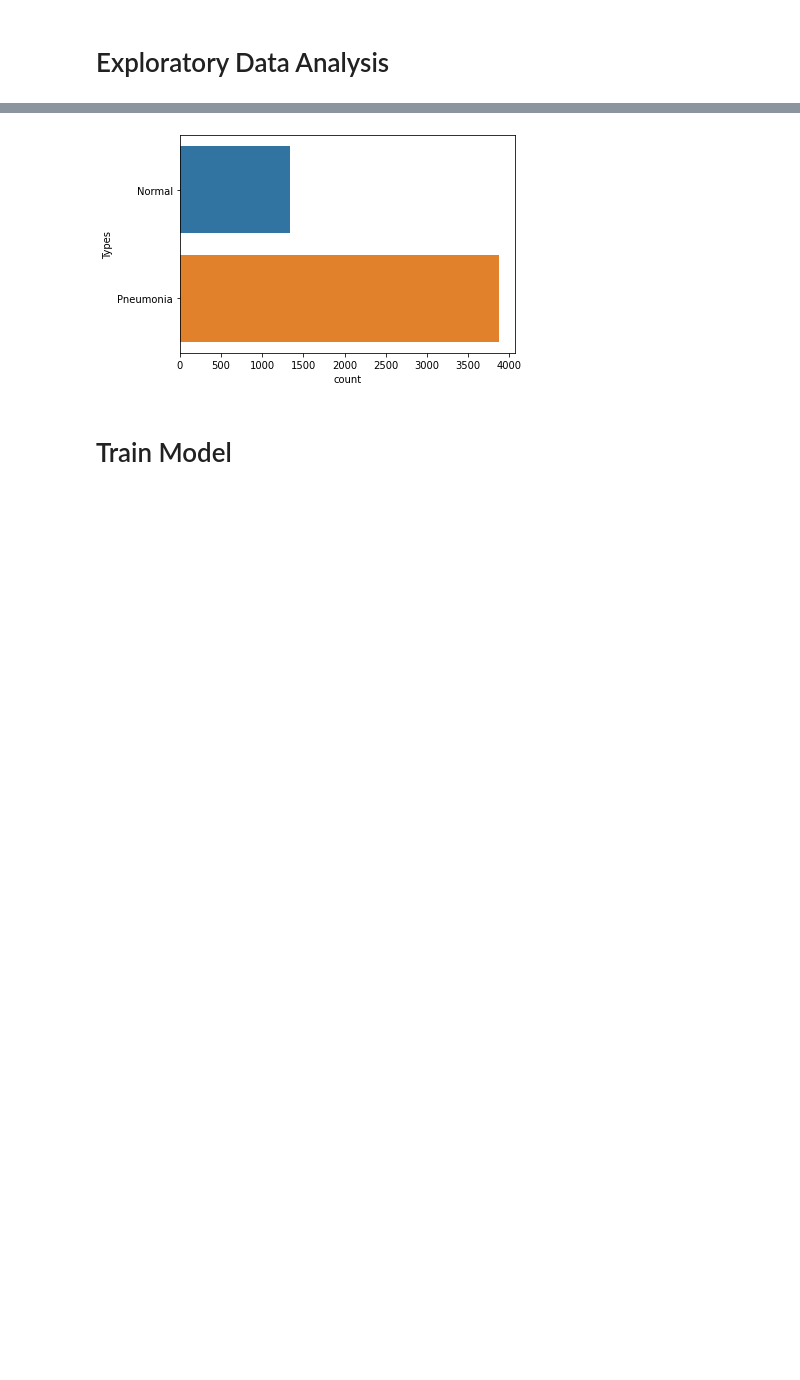
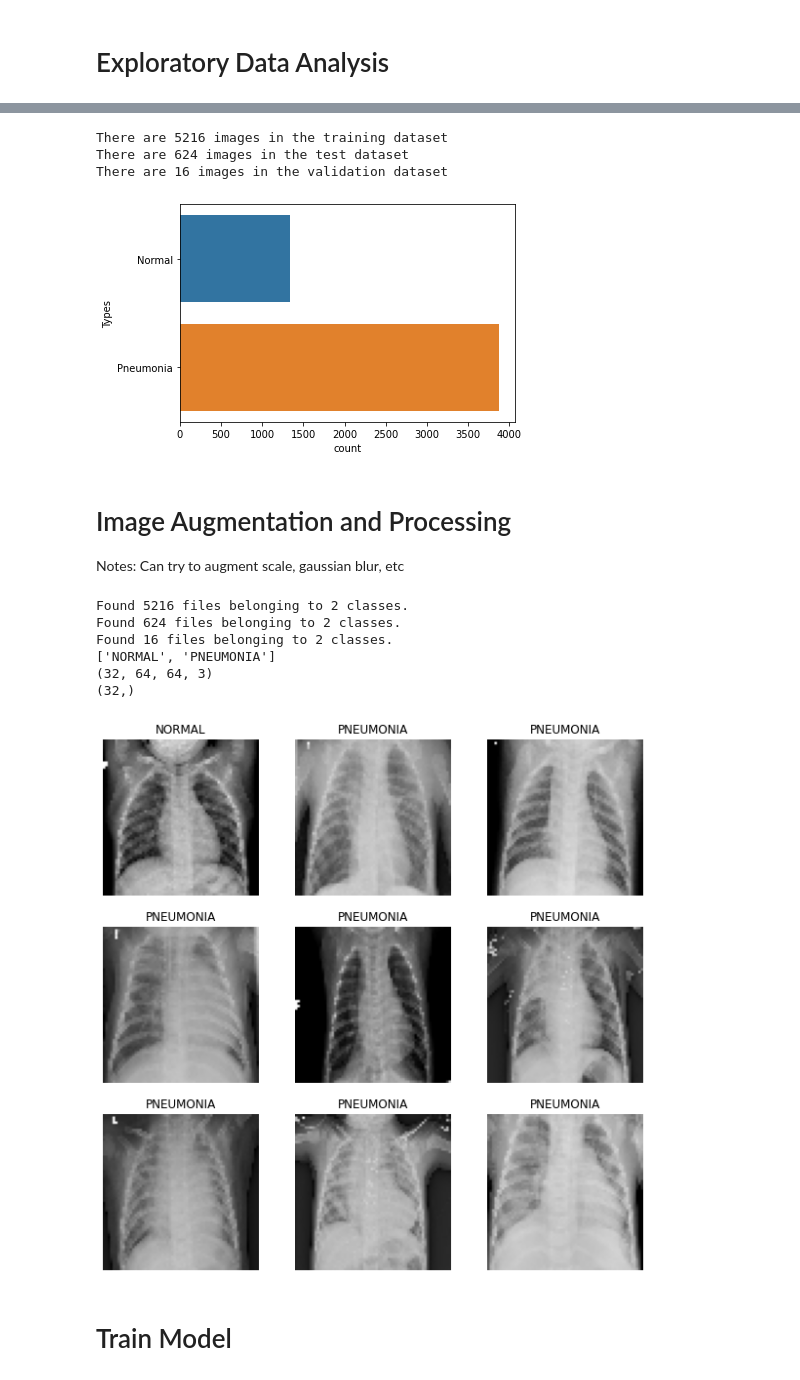
Before and after one commit to chezyio/SC1015_Project, a Jupyter notebook: SC1015_Project.ipynb, the cells around one changed output, grey strips where cells are left out. Saved outputs shown, nothing was run; the diff lists cells and outputs as text; code cells hidden in the pictures; blank space fills up the shorter version.

```diff
--- a/SC1015_Project.ipynb
+++ b/SC1015_Project.ipynb
@@ -201,11 +163,80 @@ Successfully installed mplcursors-0.5.2
 n_count = len(os.listdir(trainN))
 p_count = len(os.listdir(trainP))
 
+print("There are {} images in the training dataset".format(len(os.listdir(trainN) + os.listdir(trainP))))
+print("There are {} images in the test dataset".format(len(os.listdir(testN) + os.listdir(testP))))
+print("There are {} images in the validation dataset".format(len(os.listdir(valN) + os.listdir(valP))))
+
+
 df = pd.DataFrame({'Types': ['Normal', 'Pneumonia'], 'count':[n_count, p_count]})
 sns.barplot(x=df['count'], y=df['Types'], orient='h')
 plt.show()
 # %% [output]
+There are 5216 images in the training dataset
+There are 624 images in the test dataset
+There are 16 images in the validation dataset
 [figure]
+# %% [markdown]
+<h1>Image Augmentation and Processing</h1>
+
+<div>
+  Notes:
+  Can try to augment scale, gaussian blur, etc
+</div>
+# %%
+batch_size = 32
+img_height = 64
+img_width = 64
+
+# tf.keras.utils.image_dataset_from_directory utility will take from a directory of images on disk to a tf.data.Dataset
+train_ds = tf.keras.utils.image_dataset_from_directory(
+  train,
+  seed=123,
+  image_size=(img_height, img_width),
+  batch_size=batch_size)
+
+# used to evaluate accuracy of model
+test_ds = tf.keras.utils.image_dataset_from_directory(
+  test,
+  seed=123,
+  image_size=(img_height, img_width),
+  batch_size=batch_size)
+
+
+val_ds = tf.keras.utils.image_dataset_from_directory(
+  val,
+  seed=123,
+  image_size=(img_height, img_width),
+  batch_size=batch_size)
+
+
+
+class_names = train_ds.class_names
+num_classes = len(class_names)
+print(class_names)
+
+
+plt.figure(figsize=(10, 10))
+for images, labels in train_ds.take(1):
+  for i in range(9):
+    ax = plt.subplot(3, 3, i + 1)
+    plt.imshow(images[i].numpy().astype("uint8"))
+    plt.title(class_names[labels[i]])
+    plt.axis("off")
+
+# The image_batch is a tensor of the shape (32, 64, 64, 3). This is a batch of 32 images of shape 64x64x3 (the last dimension refers to color channels RGB). The label_batch is a tensor of the shape (32,), these are corresponding labels to the 32 images.
+for image_batch, labels_batch in train_ds:
+  print(image_batch.shape)
+  print(labels_batch.shape)
+  break
+# %% [output]
+Found 5216 files belonging to 2 classes.
+Found 624 files belonging to 2 classes.
+Found 16 files belonging to 2 classes.
+['NORMAL', 'PNEUMONIA']
+(32, 64, 64, 3)
+(32,)
+[figure, added]
 # %% [markdown]
 <h1>Train Model</h1>
 # %%
```
Also changed, not shown: parts of 21 cells of this notebook.
